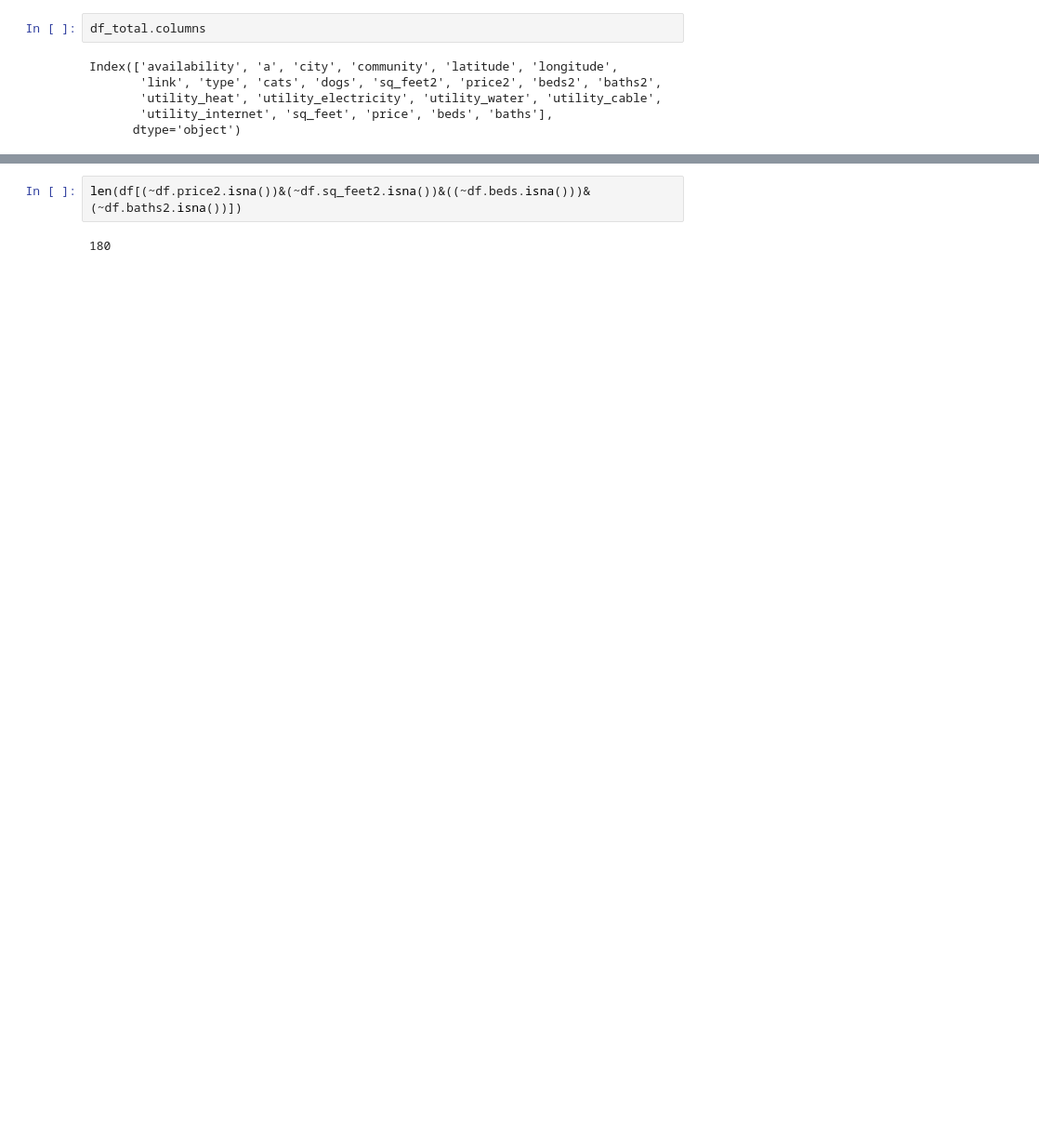
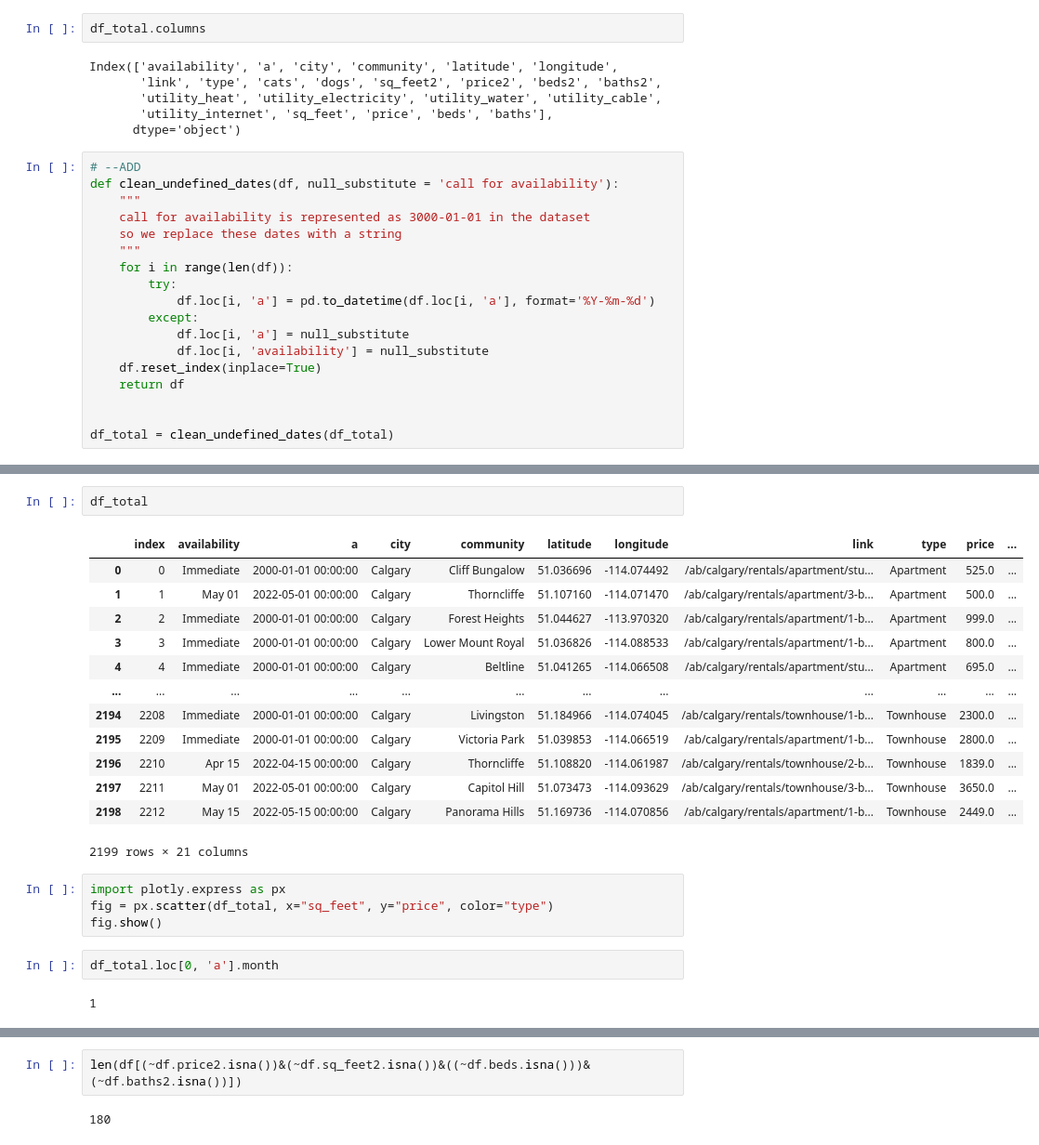
Before and after one commit to mitramir55/House-Price-Analyzer-Flask, a Jupyter notebook: Practice/practice - 2.ipynb, the cells around one changed output, grey strips where cells are left out. Shown: that part at 93% size. Drawn from its saved outputs; the diff is of its cells as text; blank space fills up the shorter version.

Commit message:
cleaned the ds

```diff
--- a/Practice/practice - 2.ipynb
+++ b/Practice/practice - 2.ipynb
@@ -64,3 +59,21 @@ Index(['availability', 'a', 'city', 'community', 'latitude', 'longitude',
        'utility_heat', 'utility_electricity', 'utility_water', 'utility_cable',
        'utility_internet', 'sq_feet', 'price', 'beds', 'baths'],
       dtype='object')
+# %%
+# --ADD
+def clean_undefined_dates(df, null_substitute = 'call for availability'):
+    """
+    call for availability is represented as 3000-01-01 in the dataset
+    so we replace these dates with a string
+    """
+    for i in range(len(df)):
+        try:
+            df.loc[i, 'a'] = pd.to_datetime(df.loc[i, 'a'], format='%Y-%m-%d')
+        except:
+            df.loc[i, 'a'] = null_substitute
+            df.loc[i, 'availability'] = null_substitute
+    df.reset_index(inplace=True)
+    return df
+
+
+df_total = clean_undefined_dates(df_total)
@@ -66,0 +188,24 @@ Index(['availability', 'a', 'city', 'community', 'latitude', 'longitude',
+# %%
+df_total
+# %% [output]
+|  | index | availability | a | city | community | latitude | longitude | link | type | price | ... |
+| 0 | 0 | Immediate | 2000-01-01 00:00:00 | Calgary | Cliff Bungalow | 51.036696 | -114.074492 | /ab/calgary/rentals/apartment/stu... | Apartment | 525.0 | ... |
+| 1 | 1 | May 01 | 2022-05-01 00:00:00 | Calgary | Thorncliffe | 51.107160 | -114.071470 | /ab/calgary/rentals/apartment/3-b... | Apartment | 500.0 | ... |
+| 2 | 2 | Immediate | 2000-01-01 00:00:00 | Calgary | Forest Heights | 51.044627 | -113.970320 | /ab/calgary/rentals/apartment/1-b... | Apartment | 999.0 | ... |
+| 3 | 3 | Immediate | 2000-01-01 00:00:00 | Calgary | Lower Mount Royal | 51.036826 | -114.088533 | /ab/calgary/rentals/apartment/1-b... | Apartment | 800.0 | ... |
+| 4 | 4 | Immediate | 2000-01-01 00:00:00 | Calgary | Beltline | 51.041265 | -114.066508 | /ab/calgary/rentals/apartment/stu... | Apartment | 695.0 | ... |
+| ... | ... | ... | ... | ... | ... | ... | ... | ... | ... | ... | ... |
+| 2194 | 2208 | Immediate | 2000-01-01 00:00:00 | Calgary | Livingston | 51.184966 | -114.074045 | /ab/calgary/rentals/townhouse/1-b... | Townhouse | 2300.0 | ... |
+| 2195 | 2209 | Immediate | 2000-01-01 00:00:00 | Calgary | Victoria Park | 51.039853 | -114.066519 | /ab/calgary/rentals/apartment/1-b... | Townhouse | 2800.0 | ... |
+| 2196 | 2210 | Apr 15 | 2022-04-15 00:00:00 | Calgary | Thorncliffe | 51.108820 | -114.061987 | /ab/calgary/rentals/townhouse/2-b... | Townhouse | 1839.0 | ... |
+| 2197 | 2211 | May 01 | 2022-05-01 00:00:00 | Calgary | Capitol Hill | 51.073473 | -114.093629 | /ab/calgary/rentals/townhouse/3-b... | Townhouse | 3650.0 | ... |
+| 2198 | 2212 | May 15 | 2022-05-15 00:00:00 | Calgary | Panorama Hills | 51.169736 | -114.070856 | /ab/calgary/rentals/apartment/1-b... | Townhouse | 2449.0 | ... |
+2199 rows × 21 columns
+# %%
+import plotly.express as px
+fig = px.scatter(df_total, x="sq_feet", y="price", color="type")
+fig.show()
+# %%
+df_total.loc[0, 'a'].month
+# %% [output]
+1
```
Also changed, not shown: parts of 29 cells of this notebook, 1 other file.
